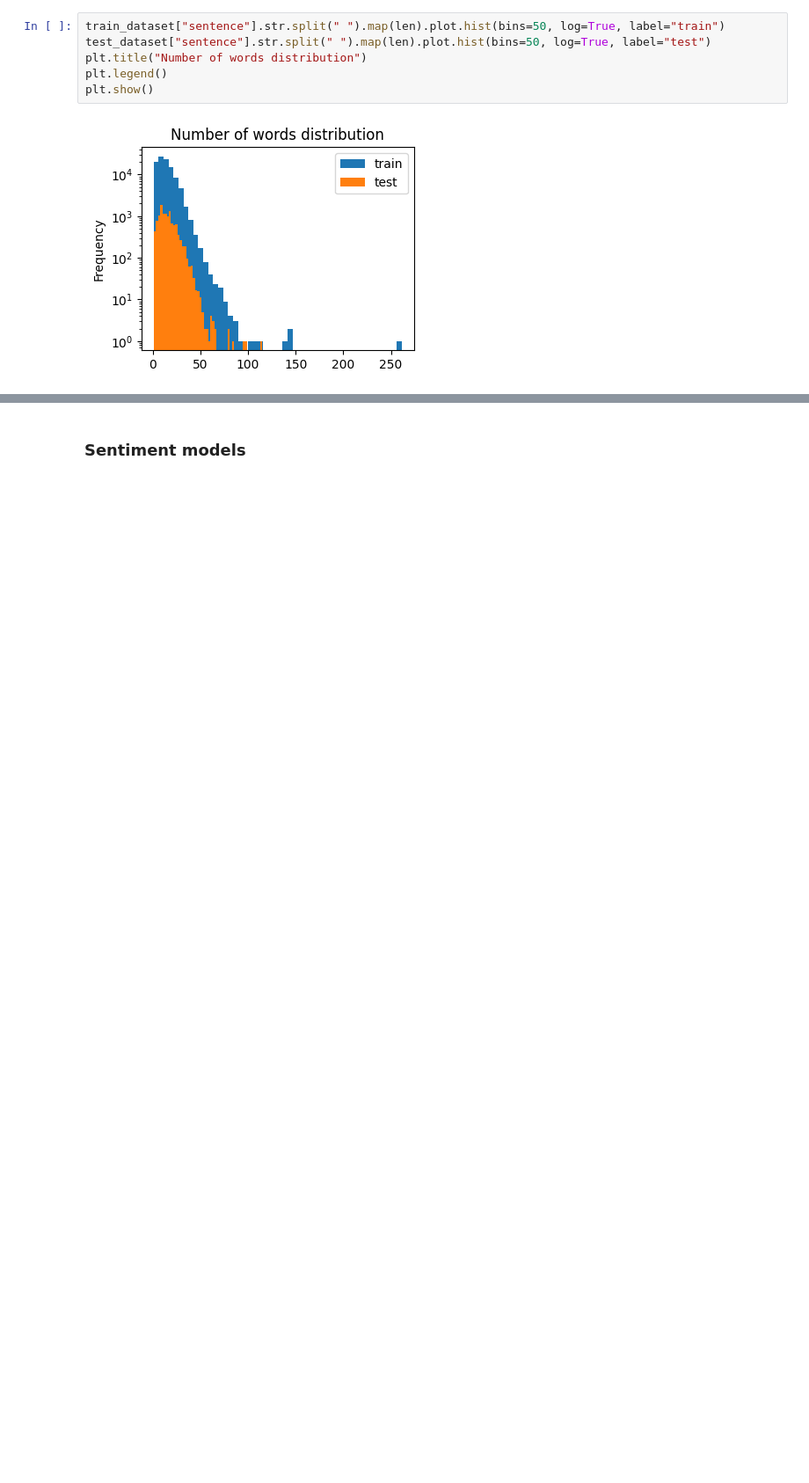
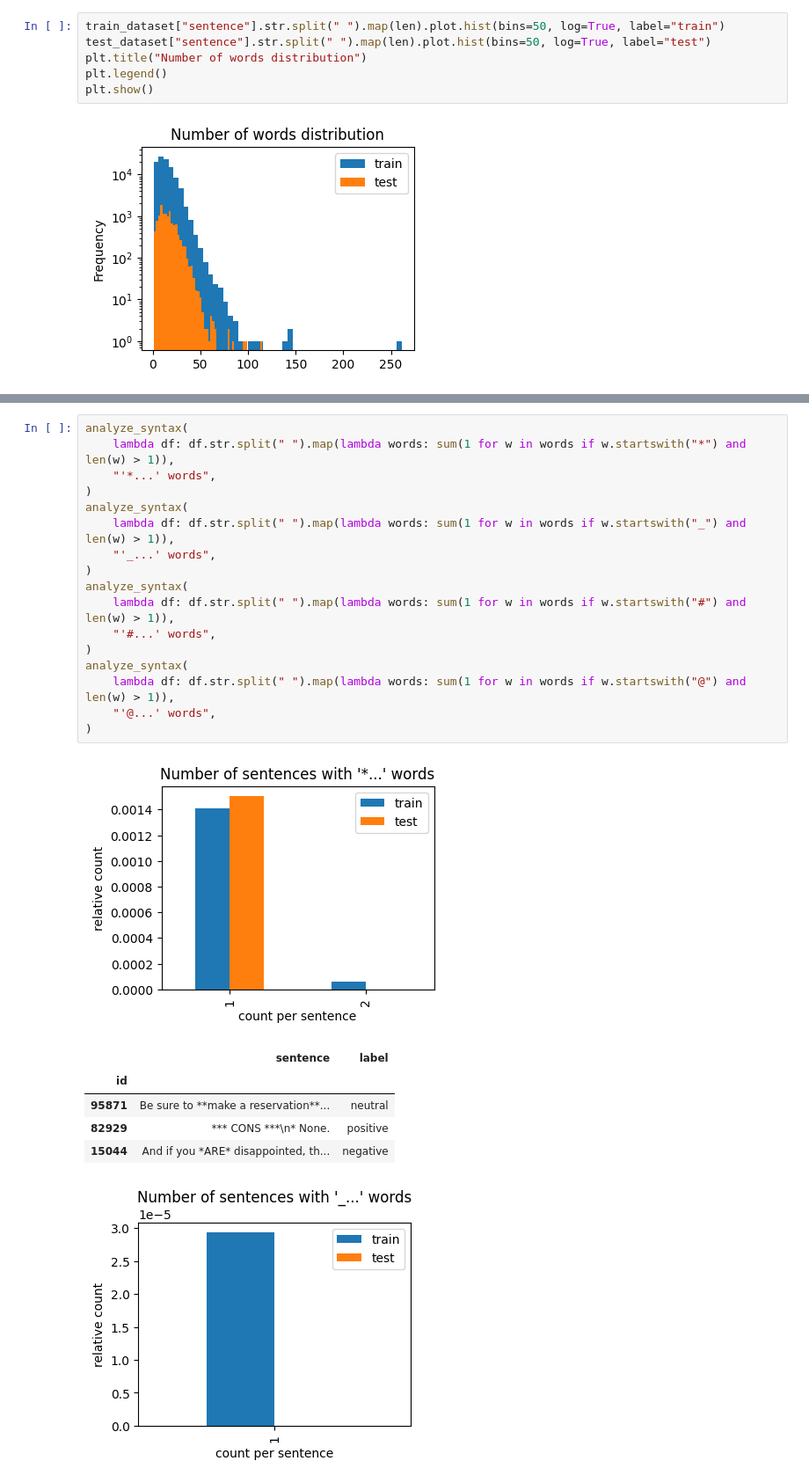
Before and after one commit to tavis-siebert/CIL-2025, a Jupyter notebook: notebooks/data_analysis.ipynb, the cells around one changed output, grey strips where cells are left out. Shown at 88% size. Cells and saved outputs as stored; diff of their text form; blank space fills up the shorter version.

```diff
--- a/notebooks/data_analysis.ipynb
+++ b/notebooks/data_analysis.ipynb
@@ -165,2 +146,25 @@ def load_labels_all(model_names, label_mapping=None):
-# %% [markdown]
-### Sentiment models
+# %%
+analyze_syntax(
+    lambda df: df.str.split(" ").map(lambda words: sum(1 for w in words if w.startswith("*") and len(w) > 1)),
+    "'*...' words",
+)
+analyze_syntax(
+    lambda df: df.str.split(" ").map(lambda words: sum(1 for w in words if w.startswith("_") and len(w) > 1)),
+    "'_...' words",
+)
+analyze_syntax(
+    lambda df: df.str.split(" ").map(lambda words: sum(1 for w in words if w.startswith("#") and len(w) > 1)),
+    "'#...' words",
+)
+analyze_syntax(
+    lambda df: df.str.split(" ").map(lambda words: sum(1 for w in words if w.startswith("@") and len(w) > 1)),
+    "'@...' words",
+)
+# %% [output]
+[figure, added]
+|  | sentence | label |
+| id |  |  |
+| 95871 | Be sure to **make a reservation**... | neutral |
+| 82929 | *** CONS ***\n* None. | positive |
+| 15044 | And if you *ARE* disappointed, th... | negative |
+[figure, added]
```
Also changed, not shown: parts of 27 cells of this notebook.
